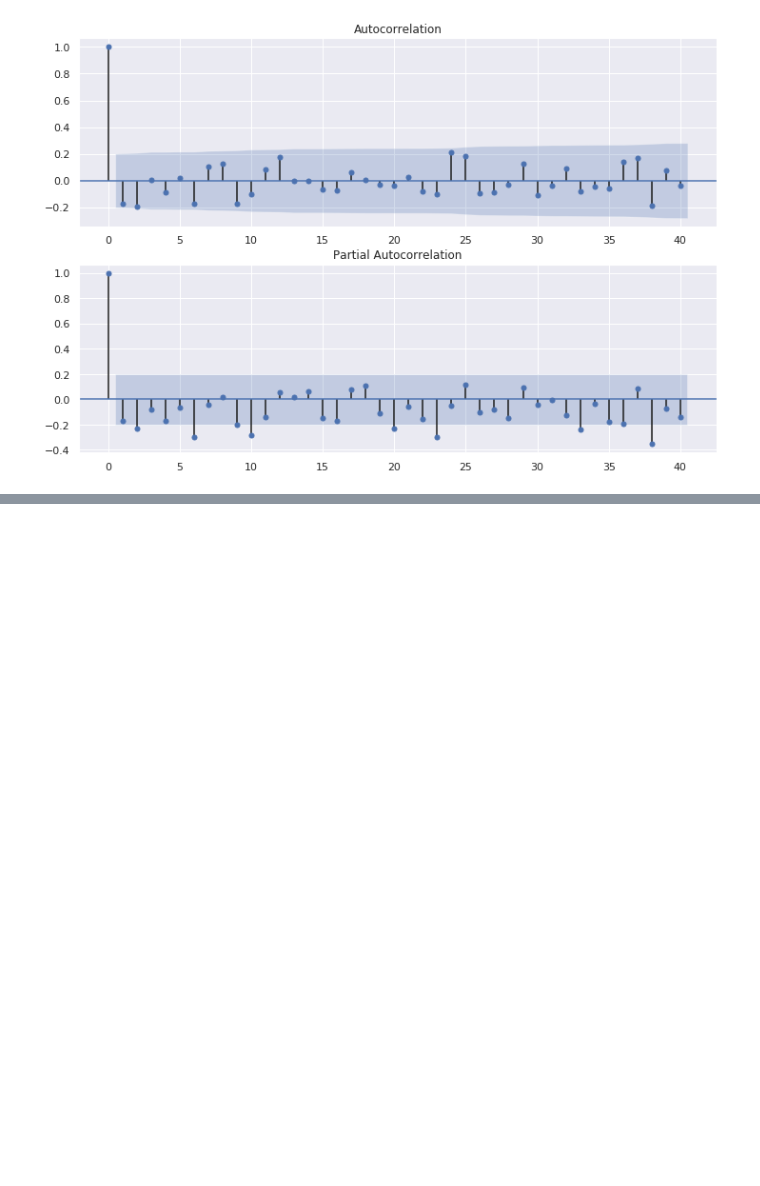
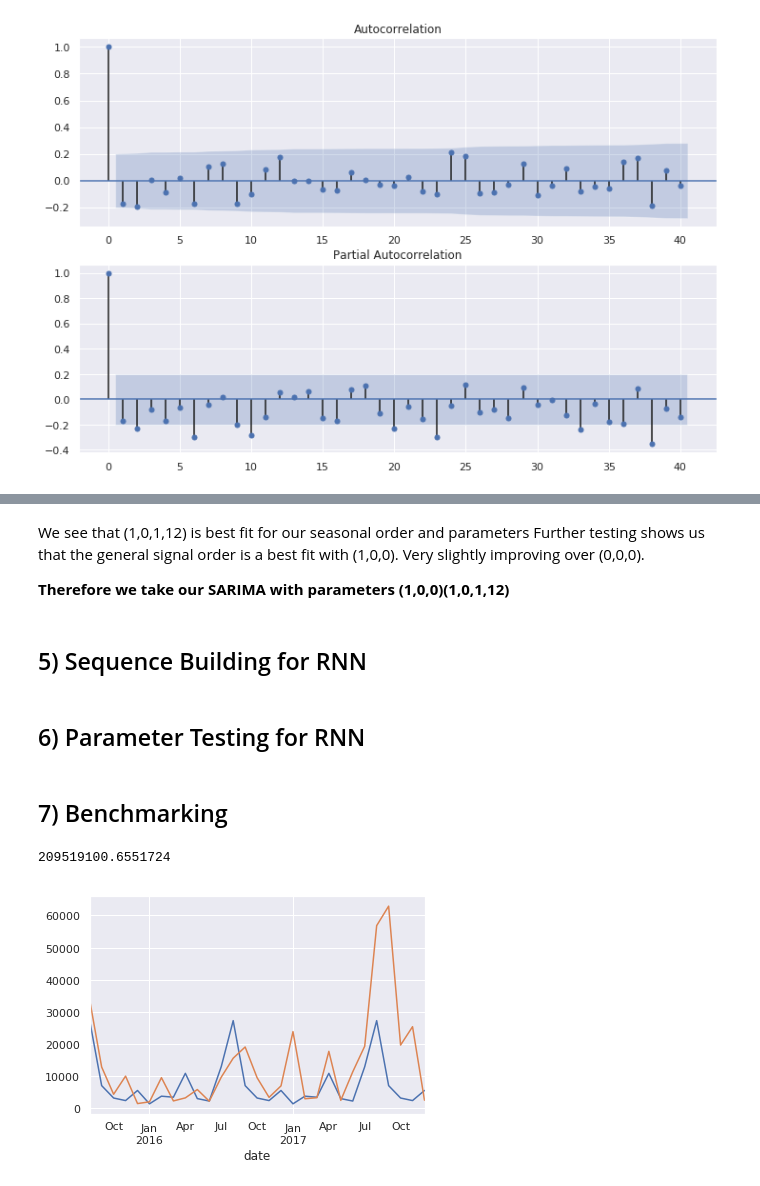
Before and after one commit to pson0001/Product, a Jupyter notebook: src/assets/anz.ipynb, the cells around one changed output, grey strips where cells are left out. Cells and saved outputs as stored; diff of their text form; code cells hidden in the pictures; blank space fills up the shorter version.

```diff
--- a/src/assets/anz.ipynb
+++ b/src/assets/anz.ipynb
@@ -363,2 +407,4 @@ fig = sm.graphics.tsa.plot_pacf(station.first_difference.dropna(), lags=40, ax=a
 # %%
-split = round((len(AU_influenza) * 80) / 100)
+split = round((len(AU_influenza) * 70) / 100)
+train = AU_influenza[0:split]
+test = AU_influenza[split:]
@@ -391,6 +435,32 @@ AttributeError: 'SARIMAXResults' object has no attribute 'sort_values'
+# %% [markdown]
+We see that (1,0,1,12) is best fit for our seasonal order and parameters
+Further testing shows us that the general signal order is a best fit with (1,0,0). Very slightly improving over (0,0,0).
+
+__Therefore we take our SARIMA with parameters (1,0,0)(1,0,1,12)__
+# %% [markdown]
+## 5) Sequence Building for RNN
+# %% [markdown]
+## 6) Parameter Testing for RNN
+# %% [markdown]
+## 7) Benchmarking
 # %%
-mod = sm.tsa.statespace.SARIMAX(train, trend='n', seasonal_order=(p,i,q,12))
+# SARIMA
+
+mod = sm.tsa.statespace.SARIMAX(train, trend='n', order=(1,0,0), seasonal_order=(1,0,1,12),initialization='approximate_diffuse', enforce_stationarity=False)
 results = mod.fit()
 forecast = results.predict(start = split, end= len(AU_influenza) -1 , dynamic= True)
 forecast.plot()
 test.plot()
+mean_squared_error(test,forecast)
+
+# RW
+
+mod = sm.tsa.statespace.SARIMAX(train, trend='n', order=(0,0,0), seasonal_order=(0,1,0,12),initialization='approximate_diffuse', enforce_stationarity=False)
+results = mod.fit()
+forecast = results.predict(start = split, end= len(AU_influenza) -1 , dynamic= True)
+forecast.plot()
+test.plot()
+mean_squared_error(test,forecast)
+# %% [output]
+209519100.6551724
+[figure, added]
```
Also changed, not shown: parts of 33 cells of this notebook, 3 other files.
